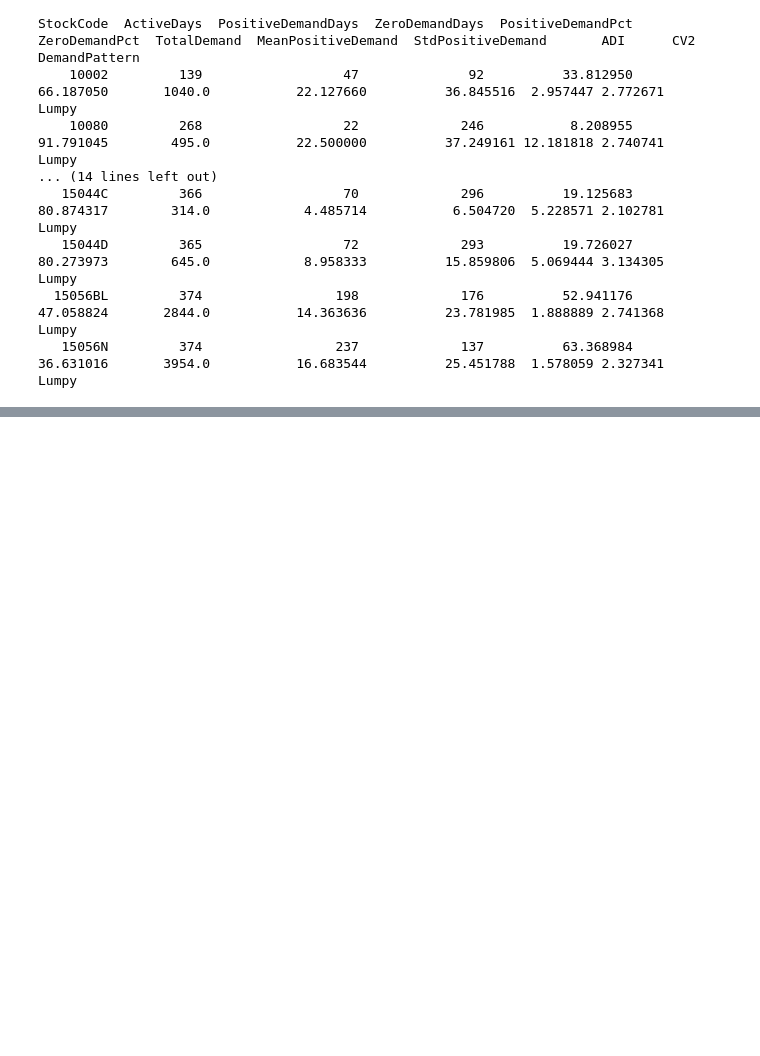
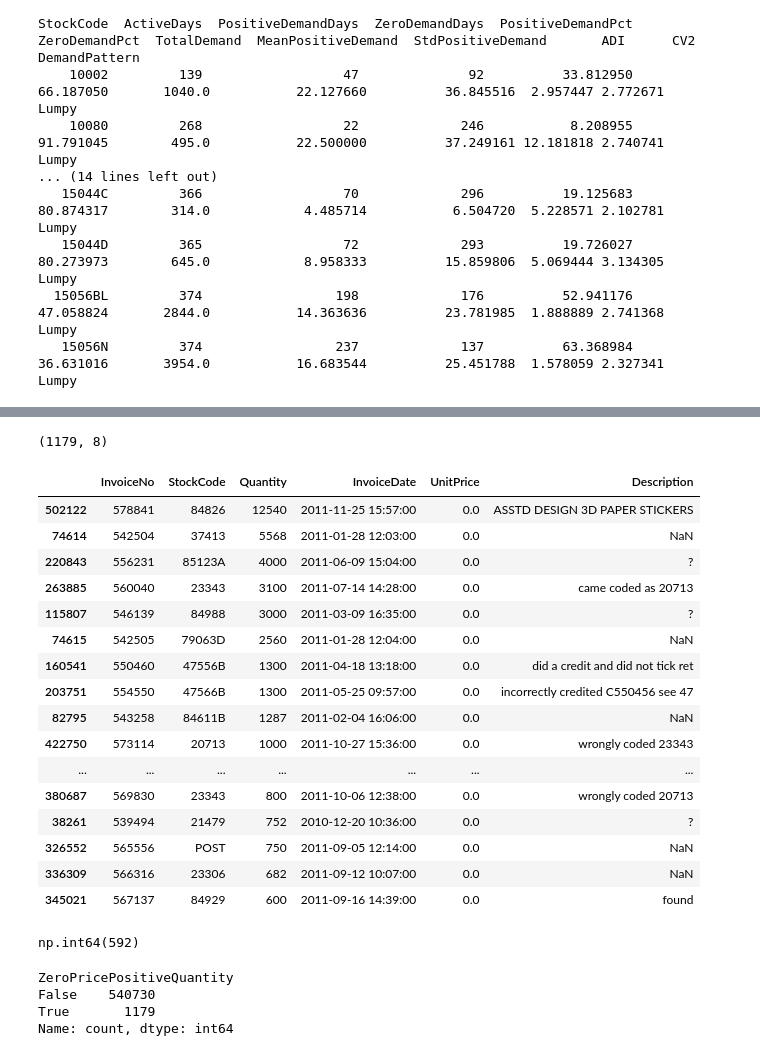
Before and after one commit to AndreasAndreason/StockWise, a Jupyter notebook: notebooks/clean_data_analysis.ipynb, the cells around one changed output, grey strips where cells are left out. Saved outputs shown, nothing was run; the diff lists cells and outputs as text; code cells hidden in the pictures; blank space fills up the shorter version.

```diff
--- a/notebooks/clean_data_analysis.ipynb
+++ b/notebooks/clean_data_analysis.ipynb
@@ -1044,0 +1177,28 @@ StockCode  ActiveDays  PositiveDemandDays  ZeroDemandDays  PositiveDemandPct  Ze
+# %%
+RAW_FILE = "data/raw/Online Retail.xlsx"
+
+raw_data = pd.read_excel(RAW_FILE)
+
+raw_sales_total = raw_data.loc[
+    raw_data["Quantity"] > 0,
+    "Quantity"
+].sum()
+
+daily_sales_total = daily_sales["Demand"].sum()
+
+forecasting_total = forecasting_data["Demand"].sum()
+
+demand_totals = pd.DataFrame({
+    "Dataset": [
+        "Raw positive sales",
+        "Daily sales",
+        "Forecasting series"
+    ],
+    "TotalDemand": [
+        raw_sales_total,
+        daily_sales_total,
+        forecasting_total
+    ]
+})
+
+demand_totals
@@ -1044,0 +1453,46 @@ StockCode  ActiveDays  PositiveDemandDays  ZeroDemandDays  PositiveDemandPct  Ze
+# %%
+zero_price_positive = raw_data[
+    (raw_data["Quantity"] > 0) &
+    (raw_data["UnitPrice"] == 0)
+]
+
+zero_price_positive.shape
+# %% [output]
+(1179, 8)
+# %%
+zero_price_positive[
+    ["InvoiceNo", "StockCode", "Quantity", "InvoiceDate", "UnitPrice", "Description"]
+].sort_values("Quantity", ascending=False).head(20)
+# %% [output]
+|  | InvoiceNo | StockCode | Quantity | InvoiceDate | UnitPrice | Description |
+| 502122 | 578841 | 84826 | 12540 | 2011-11-25 15:57:00 | 0.0 | ASSTD DESIGN 3D PAPER STICKERS |
+| 74614 | 542504 | 37413 | 5568 | 2011-01-28 12:03:00 | 0.0 | NaN |
+| 220843 | 556231 | 85123A | 4000 | 2011-06-09 15:04:00 | 0.0 | ? |
+| 263885 | 560040 | 23343 | 3100 | 2011-07-14 14:28:00 | 0.0 | came coded as 20713 |
+| 115807 | 546139 | 84988 | 3000 | 2011-03-09 16:35:00 | 0.0 | ? |
+| 74615 | 542505 | 79063D | 2560 | 2011-01-28 12:04:00 | 0.0 | NaN |
+| 160541 | 550460 | 47556B | 1300 | 2011-04-18 13:18:00 | 0.0 | did a credit and did not tick ret |
+| 203751 | 554550 | 47566B | 1300 | 2011-05-25 09:57:00 | 0.0 | incorrectly credited C550456 see 47 |
+| 82795 | 543258 | 84611B | 1287 | 2011-02-04 16:06:00 | 0.0 | NaN |
+| 422750 | 573114 | 20713 | 1000 | 2011-10-27 15:36:00 | 0.0 | wrongly coded 23343 |
+| ... | ... | ... | ... | ... | ... | ... |
+| 380687 | 569830 | 23343 | 800 | 2011-10-06 12:38:00 | 0.0 | wrongly coded 20713 |
+| 38261 | 539494 | 21479 | 752 | 2010-12-20 10:36:00 | 0.0 | ? |
+| 326552 | 565556 | POST | 750 | 2011-09-05 12:14:00 | 0.0 | NaN |
+| 336309 | 566316 | 23306 | 682 | 2011-09-12 10:07:00 | 0.0 | NaN |
+| 345021 | 567137 | 84929 | 600 | 2011-09-16 14:39:00 | 0.0 | found |
+# %%
+zero_price_positive["Description"].isna().sum()
+# %% [output]
+np.int64(592)
+# %%
+raw_data["ZeroPricePositiveQuantity"] = (
+    (raw_data["Quantity"] > 0) &
+    (raw_data["UnitPrice"] == 0)
+)
+raw_data["ZeroPricePositiveQuantity"].value_counts()
+# %% [output]
+ZeroPricePositiveQuantity
+False    540730
+True       1179
+Name: count, dtype: int64
```
Also changed, not shown: parts of 43 cells of this notebook, 4 other files.
